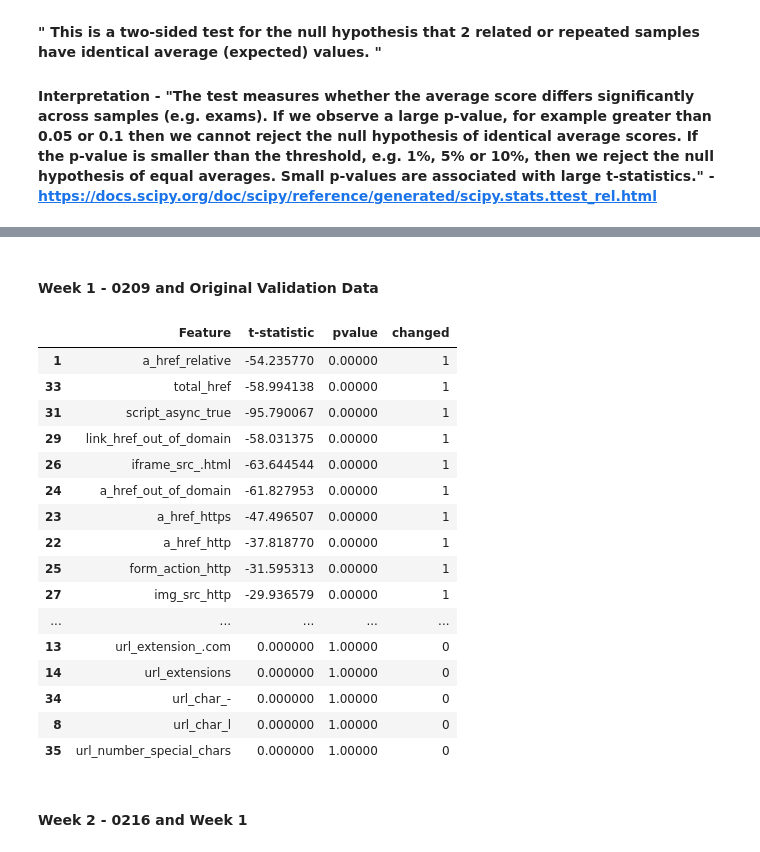
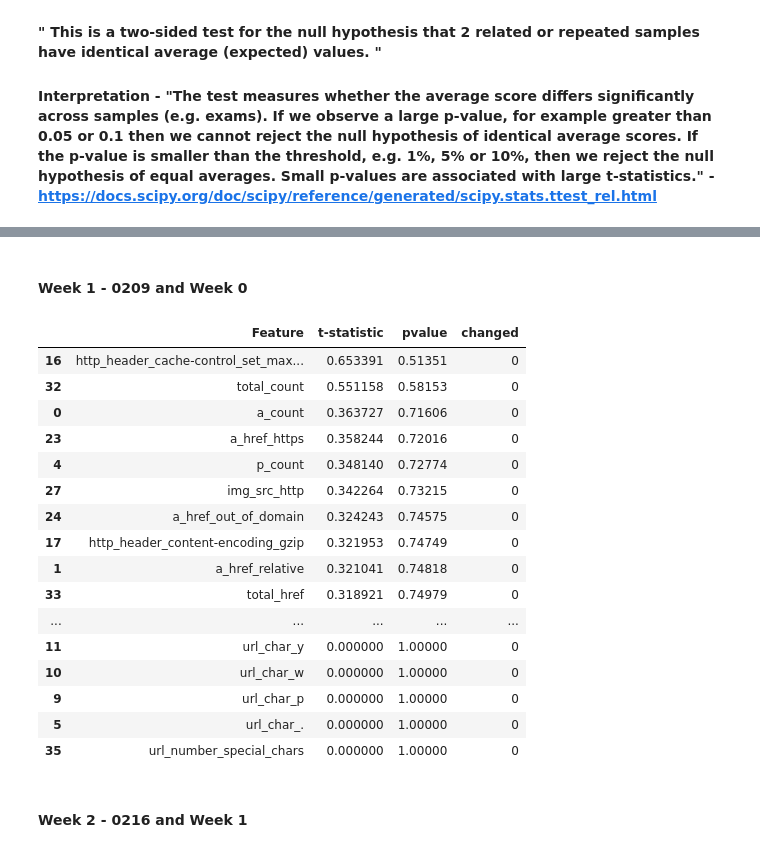
Before and after one commit to darshan-b/Reputation, a Jupyter notebook: Temporal Analysis/Temporal Analysis - Statistical Tests.ipynb, the cells around one changed output, grey strips where cells are left out. Saved outputs shown, nothing was run; the diff lists cells and outputs as text; code cells hidden in the pictures.

Commit message:
Updated to add Missing Weeks

```diff
--- a/Temporal Analysis/Temporal Analysis - Statistical Tests.ipynb
+++ b/Temporal Analysis/Temporal Analysis - Statistical Tests.ipynb
@@ -16,5 +80,18 @@ columns.append('domain')
 # %% [markdown]
-#### Week 1 - 0209 and Original Validation Data
+#### Week 1 - 0209 and Week  0
+# %%
+#### Read Last Weeks Data
+df_week_last = pd.read_csv('../../../../reputation/final_datasets/temporal_study/csvs_for_each_week/week_02022020.csv',
+                       low_memory=False)
+
+count_columns=[col for col in df_week_last.columns if col.endswith('count')]
+df_week_last['total_count']=df_week_last[count_columns].sum(axis=1)
+href_columns=[col for col in df_week_last.columns if (('href_absolute' in col) | ('href_relative' in col) | ('href_page' in col))  ]
+df_week_last['total_href']=df_week_last[href_columns].sum(axis=1)
+
+df_week_last = df_week_last.loc[:,columns]
+df_week_last.drop_duplicates(['domain'],keep='first',inplace=True)
+df_week_last.set_index(['domain'],inplace=True)
 # %%
 #### Read Current Weeks Data
 df_week_current = pd.read_csv('../../../../reputation/final_datasets/temporal_study/csvs_for_each_week/week_02092020.csv',
@@ -30,50 +107,56 @@ df_week_current.drop_duplicates(['domain'],keep='first',inplace=True)
 df_week_current.set_index(['domain'],inplace=True)
 
 #### Make sure that same domains are used
-df_week_last = df_test[df_test.index.isin(df_week_current.index.values)]
+df_week_last = df_week_last[df_week_last.index.isin(df_week_current.index.values)]
 df_week_current = df_week_current[df_week_current.index.isin(df_week_last.index.values)]
 
 #### HTTP columns are 0, True, False, convert them all to int
 for col in df_week_current.columns:
     if ('http_') in col:
         df_week_current[col] = df_week_current[col].\
                                 apply(lambda x: 1 if x == 'True' else 0 if x== 'False' else x)
         df_week_current[col] = df_week_current[col].astype(int)
+
+for col in df_week_last.columns:
+    if ('http_') in col:
+        df_week_last[col] = df_week_last[col].\
+                                apply(lambda x: 1 if x == 'True' else 0 if x== 'False' else x)
+        df_week_last[col] = df_week_last[col].astype(int)
 
 
 #### Calculate relative ttest
 ttest_rel_current = []
 for col in df_week_current.columns:
     try:
         ttest_rel_current.append((col, stats.ttest_rel(df_week_current[col], df_week_last[col])[0] ,
                                     stats.ttest_rel(df_week_current[col], df_week_last[col])[1] ))
     except:
         print(col)
 
 df_week_current_stats = pd.DataFrame(ttest_rel_current)
 df_week_current_stats.columns = ['Feature', 't-statistic', 'pvalue']
 df_week_current_stats.sort_values(by='pvalue', inplace=True)
 df_week_current_stats['pvalue'] = df_week_current_stats['pvalue'].apply(lambda x: np.round(x,5))
 
 df_week_current_stats['changed'] = df_week_current_stats['pvalue'].apply(lambda x:  1 if x < 0.05 else 0)
 df_week_current_stats
 # %% [output]
 |  | Feature | t-statistic | pvalue | changed |
-| 1 | a_href_relative | -54.235770 | 0.00000 | 1 |
-| 33 | total_href | -58.994138 | 0.00000 | 1 |
-| 31 | script_async_true | -95.790067 | 0.00000 | 1 |
-| 29 | link_href_out_of_domain | -58.031375 | 0.00000 | 1 |
-| 26 | iframe_src_.html | -63.644544 | 0.00000 | 1 |
-| 24 | a_href_out_of_domain | -61.827953 | 0.00000 | 1 |
-| 23 | a_href_https | -47.496507 | 0.00000 | 1 |
-| 22 | a_href_http | -37.818770 | 0.00000 | 1 |
-| 25 | form_action_http | -31.595313 | 0.00000 | 1 |
-| 27 | img_src_http | -29.936579 | 0.00000 | 1 |
+| 16 | http_header_cache-control_set_max... | 0.653391 | 0.51351 | 0 |
+| 32 | total_count | 0.551158 | 0.58153 | 0 |
+| 0 | a_count | 0.363727 | 0.71606 | 0 |
+| 23 | a_href_https | 0.358244 | 0.72016 | 0 |
+| 4 | p_count | 0.348140 | 0.72774 | 0 |
+| 27 | img_src_http | 0.342264 | 0.73215 | 0 |
+| 24 | a_href_out_of_domain | 0.324243 | 0.74575 | 0 |
+| 17 | http_header_content-encoding_gzip | 0.321953 | 0.74749 | 0 |
+| 1 | a_href_relative | 0.321041 | 0.74818 | 0 |
+| 33 | total_href | 0.318921 | 0.74979 | 0 |
 | ... | ... | ... | ... | ... |
-| 13 | url_extension_.com | 0.000000 | 1.00000 | 0 |
-| 14 | url_extensions | 0.000000 | 1.00000 | 0 |
-| 34 | url_char_- | 0.000000 | 1.00000 | 0 |
-| 8 | url_char_l | 0.000000 | 1.00000 | 0 |
+| 11 | url_char_y | 0.000000 | 1.00000 | 0 |
+| 10 | url_char_w | 0.000000 | 1.00000 | 0 |
+| 9 | url_char_p | 0.000000 | 1.00000 | 0 |
+| 5 | url_char_. | 0.000000 | 1.00000 | 0 |
 | 35 | url_number_special_chars | 0.000000 | 1.00000 | 0 |
 # %% [markdown]
 #### Week 2 - 0216 and Week 1
```
Also changed, not shown: parts of 13 cells of this notebook.
